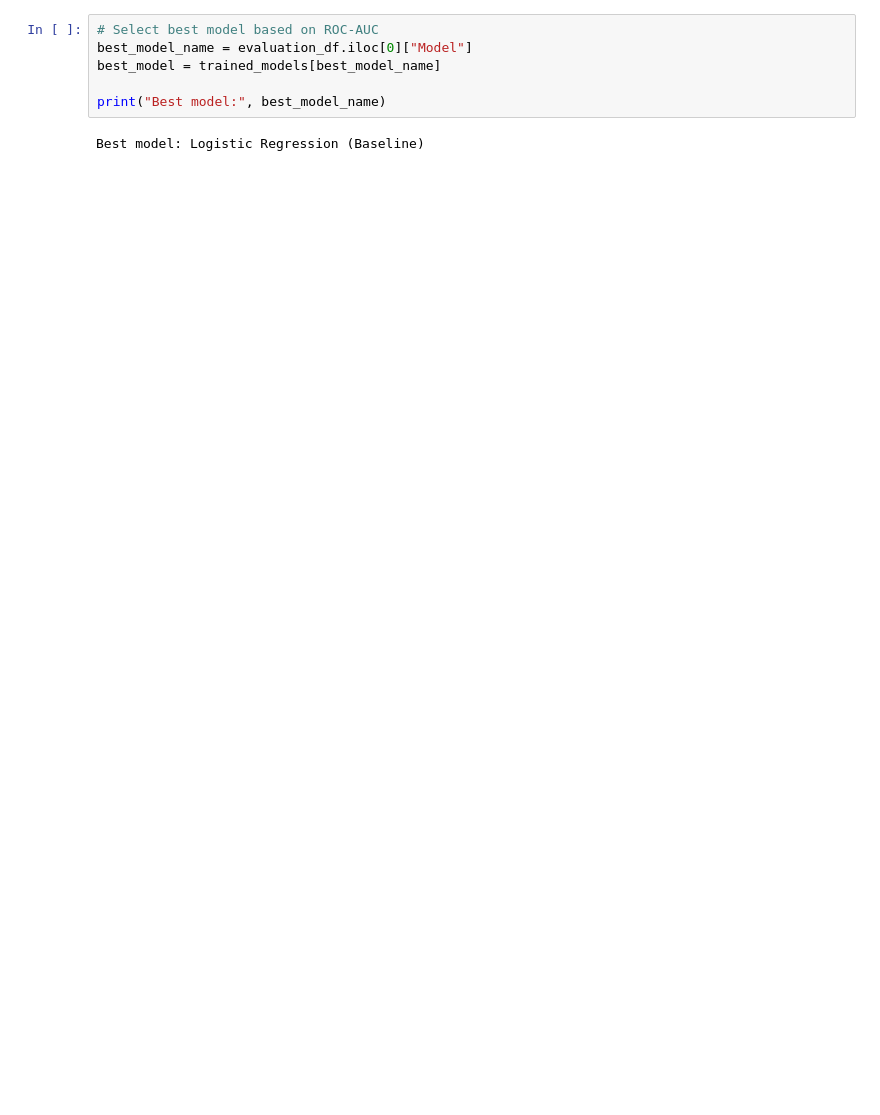
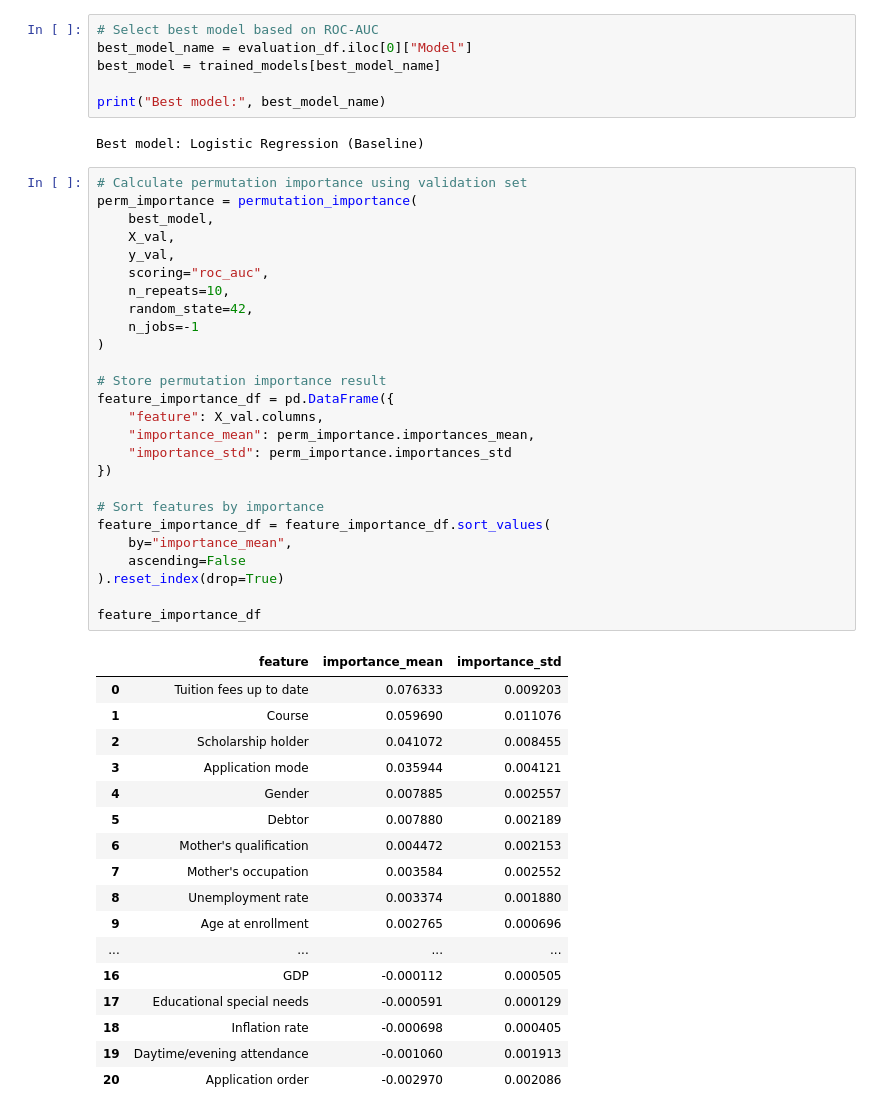
Before and after one commit to LecyLecy/student-dropout-prediction-ml, a Jupyter notebook: notebooks/03_model_training_and_feature_selection.ipynb, the cells around one changed output. Drawn from its saved outputs; the diff is of its cells as text; blank space fills up the shorter version.

```diff
--- a/notebooks/03_model_training_and_feature_selection.ipynb
+++ b/notebooks/03_model_training_and_feature_selection.ipynb
@@ -312,6 +326,50 @@ best_model = trained_models[best_model_name]
 print("Best model:", best_model_name)
 # %% [output]
 Best model: Logistic Regression (Baseline)
+# %%
+# Calculate permutation importance using validation set
+perm_importance = permutation_importance(
+    best_model,
+    X_val,
+    y_val,
+    scoring="roc_auc",
+    n_repeats=10,
+    random_state=42,
+    n_jobs=-1
+)
+
+# Store permutation importance result
+feature_importance_df = pd.DataFrame({
+    "feature": X_val.columns,
+    "importance_mean": perm_importance.importances_mean,
+    "importance_std": perm_importance.importances_std
+})
+
+# Sort features by importance
+feature_importance_df = feature_importance_df.sort_values(
+    by="importance_mean",
+    ascending=False
+).reset_index(drop=True)
+
+feature_importance_df
+# %% [output]
+|  | feature | importance_mean | importance_std |
+| 0 | Tuition fees up to date | 0.076333 | 0.009203 |
+| 1 | Course | 0.059690 | 0.011076 |
+| 2 | Scholarship holder | 0.041072 | 0.008455 |
+| 3 | Application mode | 0.035944 | 0.004121 |
+| 4 | Gender | 0.007885 | 0.002557 |
+| 5 | Debtor | 0.007880 | 0.002189 |
+| 6 | Mother's qualification | 0.004472 | 0.002153 |
+| 7 | Mother's occupation | 0.003584 | 0.002552 |
+| 8 | Unemployment rate | 0.003374 | 0.001880 |
+| 9 | Age at enrollment | 0.002765 | 0.000696 |
+| ... | ... | ... | ... |
+| 16 | GDP | -0.000112 | 0.000505 |
+| 17 | Educational special needs | -0.000591 | 0.000129 |
+| 18 | Inflation rate | -0.000698 | 0.000405 |
+| 19 | Daytime/evening attendance | -0.001060 | 0.001913 |
+| 20 | Application order | -0.002970 | 0.002086 |
 # %%
 # Select top features for MVP
 MVP_FEATURE_COUNT = 10
```
Also changed, not shown: parts of 12 cells of this notebook, 1 other file.
